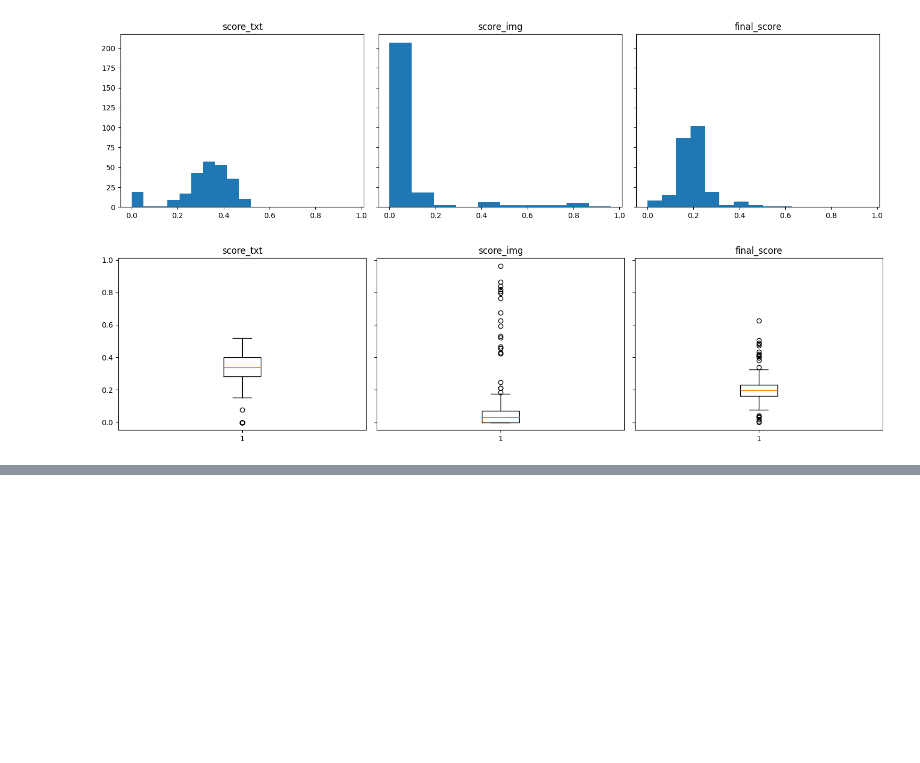
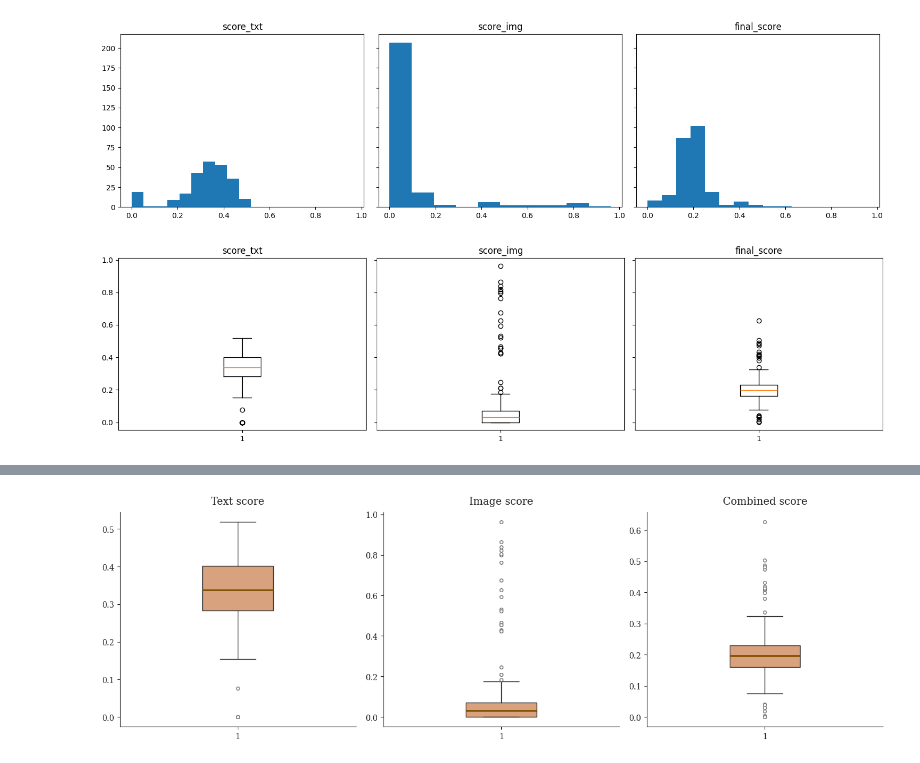
Before and after one commit to anneleschallierdelisle/final_project_looted_artefacts, a Jupyter notebook: notebooks/4.vector_db.ipynb, the cells around one changed output, grey strips where cells are left out. Saved outputs shown, nothing was run; the diff lists cells and outputs as text; code cells hidden in the pictures; blank space fills up the shorter version.

Commit message:
adapt graphs for presentation

```diff
--- a/notebooks/4.vector_db.ipynb
+++ b/notebooks/4.vector_db.ipynb
@@ -267,3 +267,7 @@ plt.savefig("../figures/score_bplots.png")
 plt.show()
 # %% [output]
 [figure]
+# %%
+import matplotlib.pyplot as plt
+data = pd.read_csv("../data/clean/final_score.csv", sep = ";", encoding = 'utf')
+data.columns
@@ -269,0 +278,95 @@ plt.show()
+# %%
+import matplotlib.pyplot as plt
+
+# ----------------------------
+# Style académique clean
+# ----------------------------
+plt.rcParams.update({
+    "figure.facecolor": "none",
+    "axes.facecolor": "none",
+    "axes.edgecolor": "#333333",
+    "axes.linewidth": 0.8,
+    "axes.labelcolor": "#222222",
+    "xtick.color": "#222222",
+    "ytick.color": "#222222",
+    "text.color": "#222222",
+    "font.family": "serif",
+})
+
+# ----------------------------
+# Colors
+# ----------------------------
+accent = "#825000"       # marron demandé
+accent_light = "#D9A27E"
+dark = "#333333"
+mid = "#777777"
+
+titles = ["Text score", "Image score", "Combined score"]
+
+series = [
+    data['score_txt'].dropna(),
+    data['score_img'].dropna(),
+    data['final_score'].dropna()
+]
+
+# ----------------------------
+# Boxplots
+# ----------------------------
+fig, axes = plt.subplots(1, 3, figsize=(14, 4.6))
+
+for ax, values, title in zip(axes, series, titles):
+    ax.boxplot(
+        values,
+        patch_artist=True,
+        widths=0.3,
+        boxprops=dict(facecolor=accent_light, edgecolor=dark),
+        medianprops=dict(color=accent, linewidth=2),
+        whiskerprops=dict(color=dark),
+        capprops=dict(color=dark),
+        flierprops=dict(
+            marker='o',
+            markerfacecolor='white',
+            markeredgecolor=mid,
+            markersize=4,
+            linestyle='none'
+        )
+    )
+    ax.set_title(title, pad=10)
+
+    # ❌ enlever lignes grid
+    ax.grid(False)
+
+    # clean look
+    ax.spines["top"].set_visible(False)
+    ax.spines["right"].set_visible(False)
+
+plt.tight_layout()
+plt.savefig("bplo.png", transparent=True, dpi=300)
+plt.show()
+
+# ----------------------------
+# Histograms
+# ----------------------------
+fig, axes = plt.subplots(1, 3, figsize=(14, 4.6))
+
+for ax, values, title in zip(axes, series, titles):
+    ax.hist(
+        values,
+        bins=18,
+        color=accent,
+        edgecolor="white",
+        linewidth=0.8
+    )
+    ax.set_title(title, pad=10)
+
+    # ❌ enlever lignes grid
+    ax.grid(False)
+
+    ax.spines["top"].set_visible(False)
+    ax.spines["right"].set_visible(False)
+
+plt.tight_layout()
+plt.savefig("hist.png", transparent=True, dpi=300)
+plt.show()
+# %% [output]
+[figure, added]
```
Also changed, not shown: parts of 2 cells of this notebook, 3 other files.
